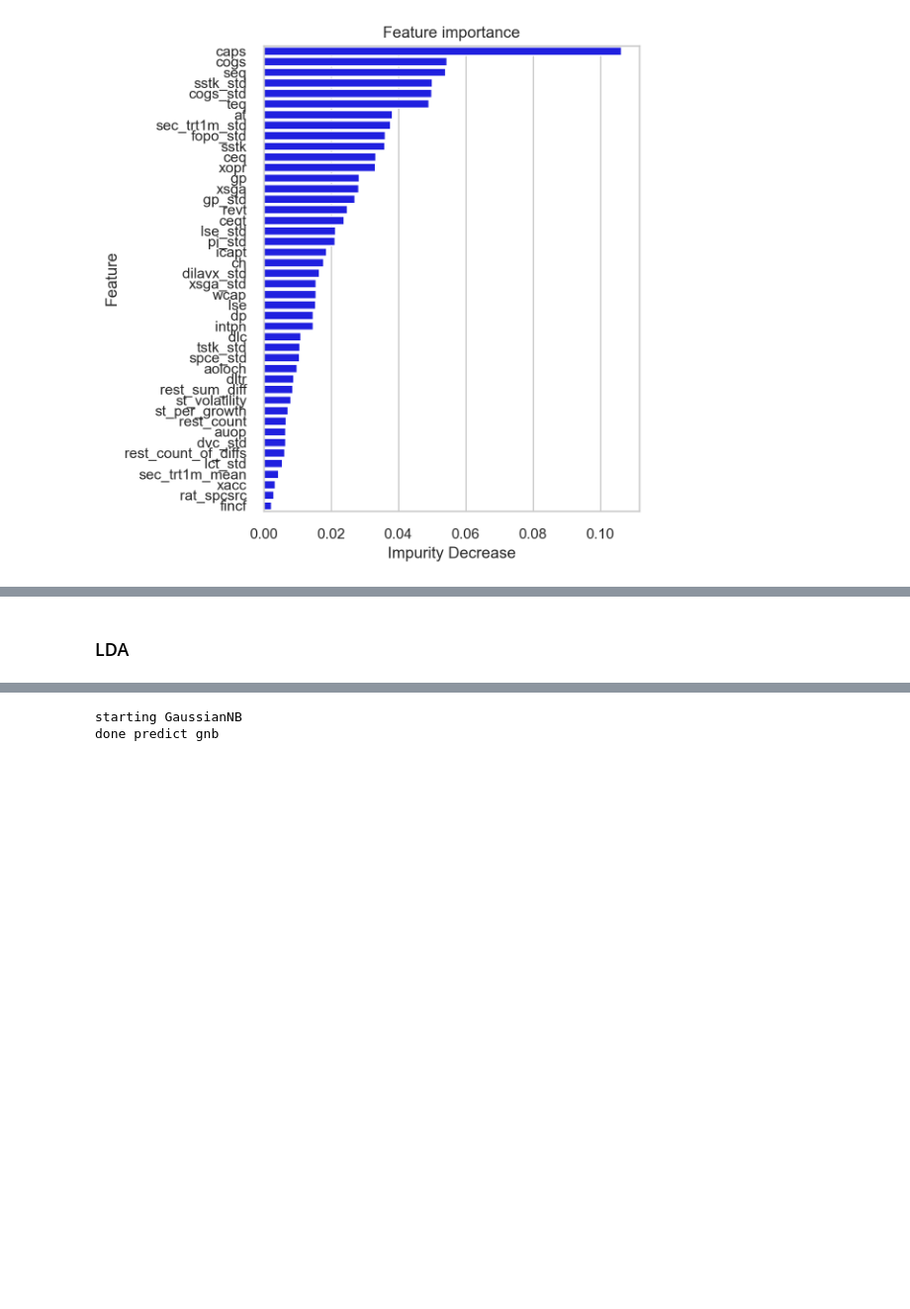
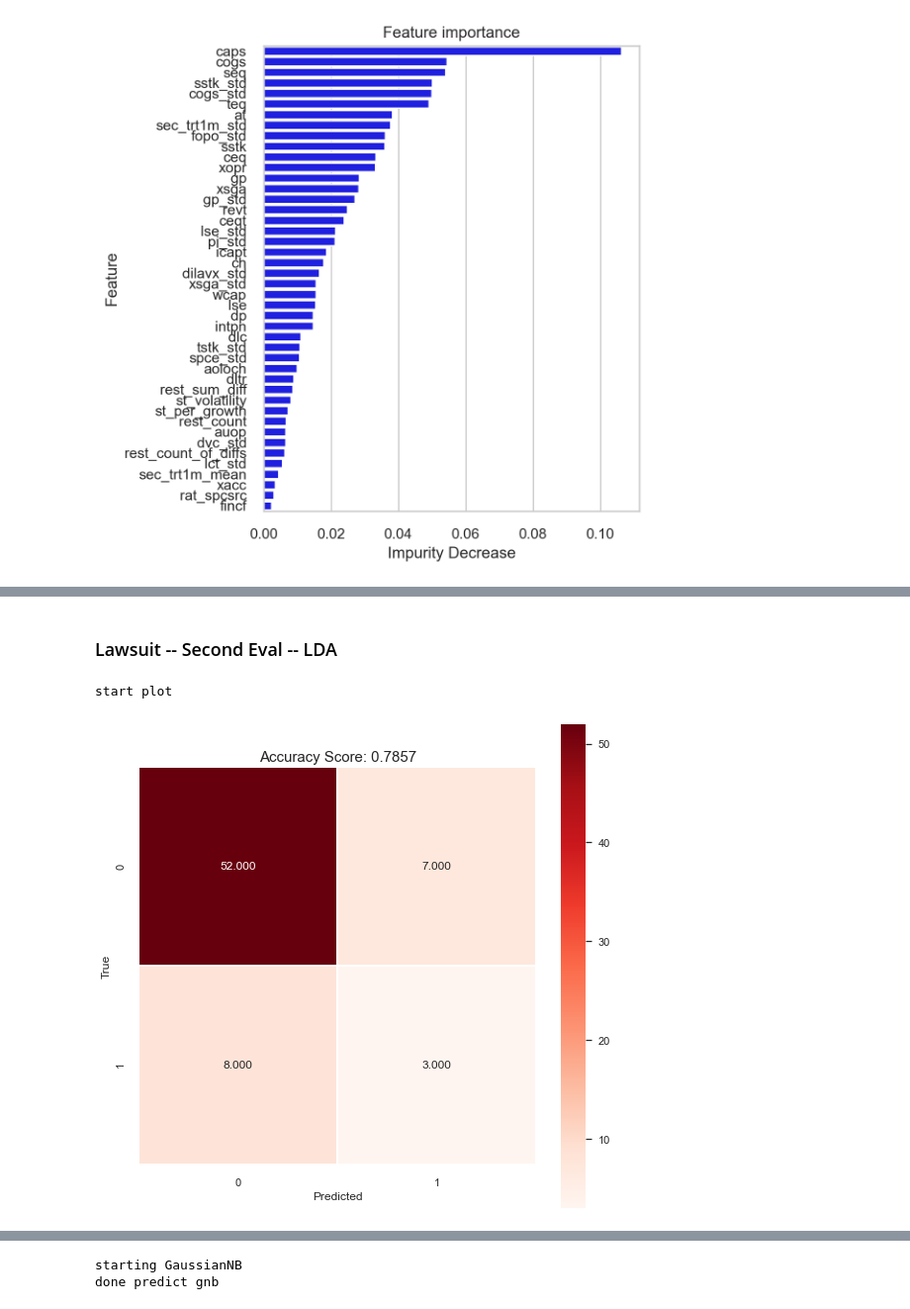
Before and after one commit to bcullinan32/CapstoneProject, a Jupyter notebook: Capstone_Modeling.ipynb, the cells around one changed output, grey strips where cells are left out. Shown at 99% size. Drawn from its saved outputs; the diff is of its cells as text; code cells hidden in the pictures; blank space fills up the shorter version.

```diff
--- a/Capstone_Modeling.ipynb
+++ b/Capstone_Modeling.ipynb
@@ -1106,2 +1201,20 @@ Start RF
 # %% [markdown]
-### LDA
+### Lawsuit -- Second Eval -- LDA
+# %%
+# LDA -- Create Regression Object. Fit Data, Make predictions
+lda = LinearDiscriminantAnalysis()# Update Regression object
+lda.fit(x_train, y_train) ## Fit Data
+y_pred_lda = lda.predict(x_test)
+# %%
+print("start plot")
+cm, score = createConfMatrix(lda,y_test, y_pred_lda, x_test) # model, y_test, y_pred, x_test
+
+# plot result
+plt.figure(figsize=(9,9))
+fig= sns.heatmap(cm, annot=True, fmt=".3f", linewidths=.5, square = True, cmap = 'Reds');
+all_sample_title = "Accuracy Score: " + score.astype('str')
+plt.title(all_sample_title, size = 15);
+plt.savefig(plotLoc+'LDA_CM_Lawsuit.png')
+# %% [output]
+start plot
+[figure, added]
```
Also changed, not shown: parts of 36 cells of this notebook, 9 other files.
